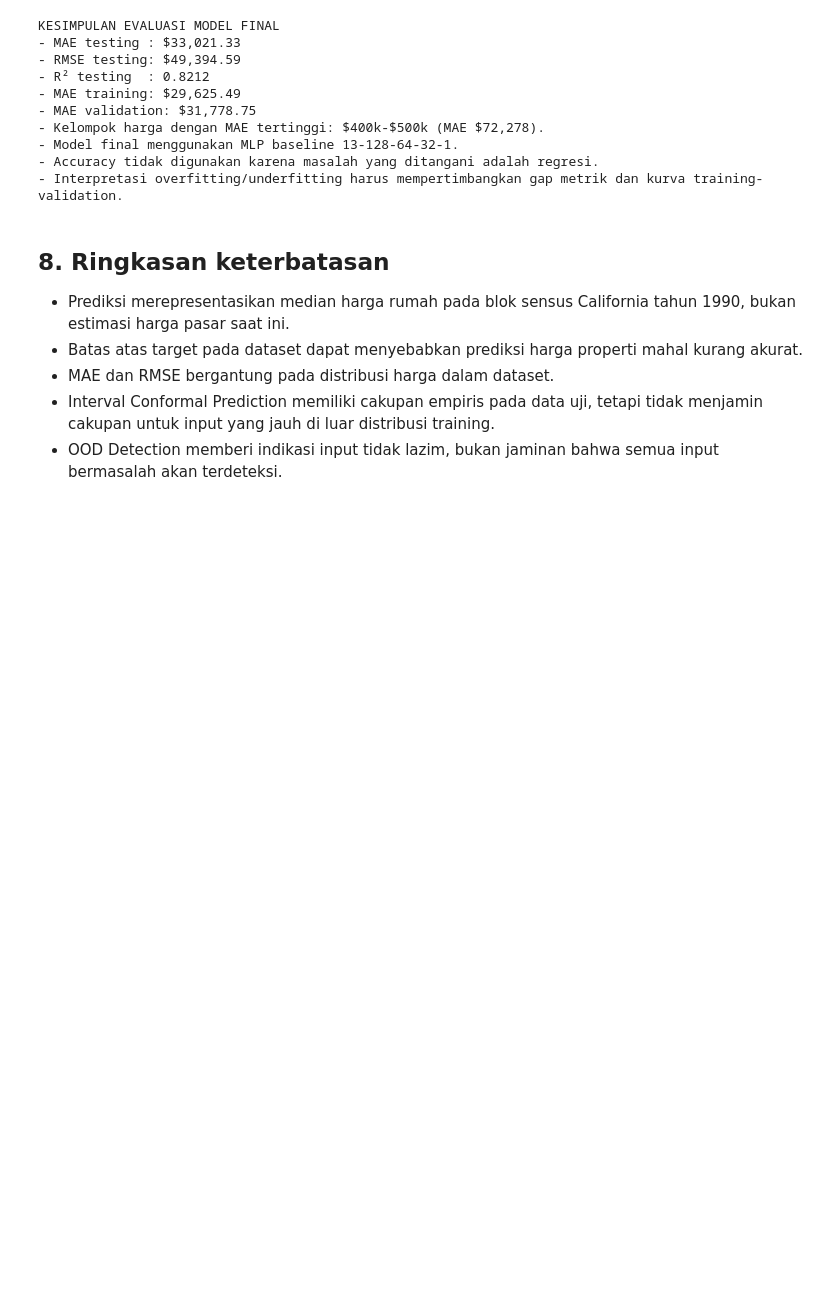
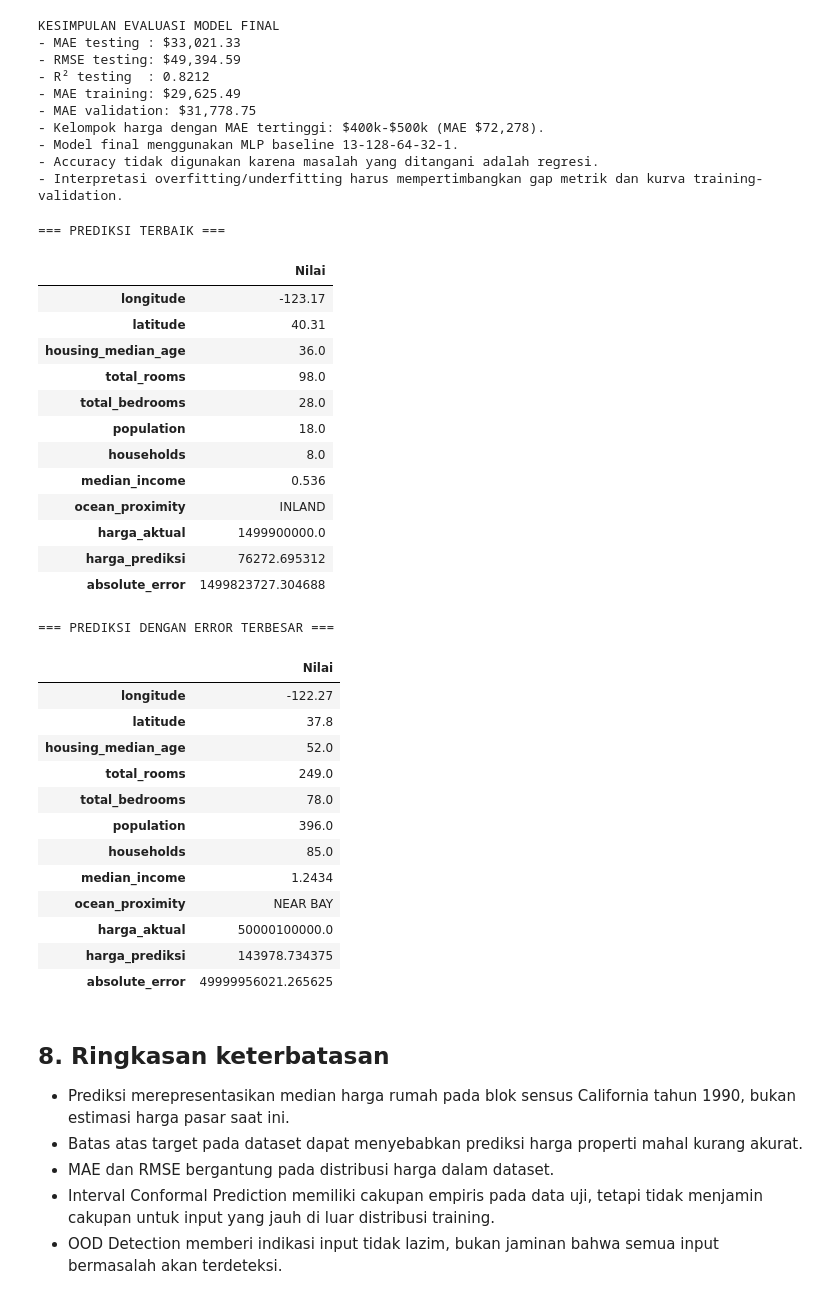
Before and after one commit to lukito789/california-house-price-mlp, a Jupyter notebook: notebooks/07_evaluasi_final.ipynb, the cells around one changed output. Saved outputs shown, nothing was run; the diff lists cells and outputs as text; code cells hidden in the pictures; blank space fills up the shorter version.

Commit message:
Update tambahan prediksi untuk pengujian pada aplikasi

```diff
--- a/notebooks/07_evaluasi_final.ipynb
+++ b/notebooks/07_evaluasi_final.ipynb
@@ -431,6 +431,77 @@ KESIMPULAN EVALUASI MODEL FINAL
 - Model final menggunakan MLP baseline 13-128-64-32-1.
 - Accuracy tidak digunakan karena masalah yang ditangani adalah regresi.
 - Interpretasi overfitting/underfitting harus mempertimbangkan gap metrik dan kurva training-validation.
+# %%
+
+# Membuat tabel hasil prediksi testing
+hasil_test = test_df.copy()
+
+hasil_test["harga_aktual"] = y_test * 100000
+hasil_test["harga_prediksi"] = pred_test
+hasil_test["absolute_error"] = abs(
+    hasil_test["harga_aktual"] - hasil_test["harga_prediksi"]
+)
+
+# 1. Prediksi dengan kesalahan terkecil
+prediksi_terbaik = hasil_test.sort_values(
+    "absolute_error", ascending=True
+).iloc[0]
+
+# 2. Prediksi dengan kesalahan terbesar
+prediksi_terburuk = hasil_test.sort_values(
+    "absolute_error", ascending=False
+).iloc[0]
+
+# Tampilkan seluruh fitur dan hasil prediksi
+kolom = [
+    "longitude",
+    "latitude",
+    "housing_median_age",
+    "total_rooms",
+    "total_bedrooms",
+    "population",
+    "households",
+    "median_income",
+    "ocean_proximity",
+    "harga_aktual",
+    "harga_prediksi",
+    "absolute_error"
+]
+
+print("=== PREDIKSI TERBAIK ===")
+display(prediksi_terbaik[kolom].to_frame("Nilai"))
+
+print("\n=== PREDIKSI DENGAN ERROR TERBESAR ===")
+display(prediksi_terburuk[kolom].to_frame("Nilai"))
+# %% [output]
+=== PREDIKSI TERBAIK ===
+|  | Nilai |
+| longitude | -123.17 |
+| latitude | 40.31 |
+| housing_median_age | 36.0 |
+| total_rooms | 98.0 |
+| total_bedrooms | 28.0 |
+| population | 18.0 |
+| households | 8.0 |
+| median_income | 0.536 |
+| ocean_proximity | INLAND |
+| harga_aktual | 1499900000.0 |
+| harga_prediksi | 76272.695312 |
+| absolute_error | 1499823727.304688 |
+=== PREDIKSI DENGAN ERROR TERBESAR ===
+|  | Nilai |
+| longitude | -122.27 |
+| latitude | 37.8 |
+| housing_median_age | 52.0 |
+| total_rooms | 249.0 |
+| total_bedrooms | 78.0 |
+| population | 396.0 |
+| households | 85.0 |
+| median_income | 1.2434 |
+| ocean_proximity | NEAR BAY |
+| harga_aktual | 50000100000.0 |
+| harga_prediksi | 143978.734375 |
+| absolute_error | 49999956021.265625 |
 # %% [markdown]
 ## 8. Ringkasan keterbatasan
 
```
